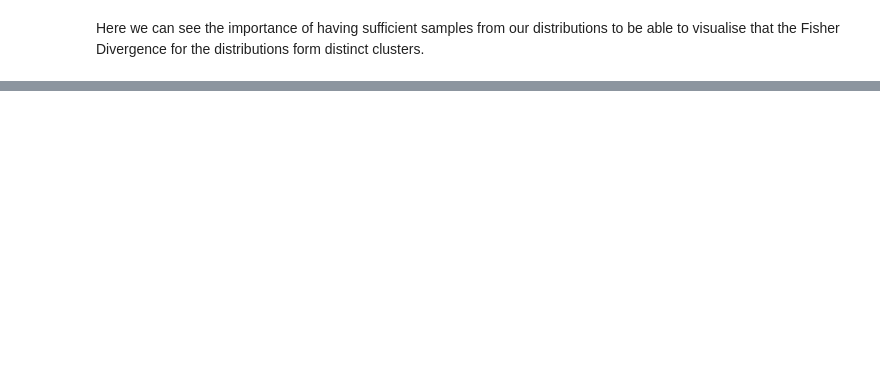
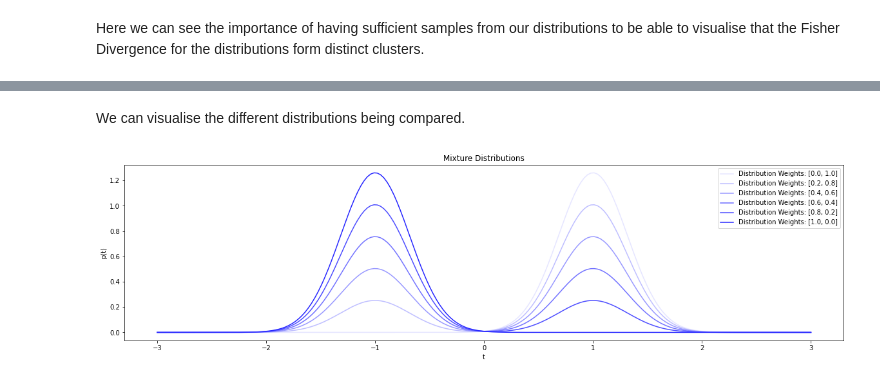
Before and after one commit to jswu18/distribution-discrepancies, a Jupyter notebook: notebooks/4_fisher_divergence.ipynb, the cells around one changed output, grey strips where cells are left out. Saved outputs shown, nothing was run; the diff lists cells and outputs as text; code cells hidden in the pictures; blank space fills up the shorter version.

```diff
--- a/notebooks/4_fisher_divergence.ipynb
+++ b/notebooks/4_fisher_divergence.ipynb
@@ -190,0 +245,48 @@ what is the role of the kernel in KSD vs fisher which just uses gradients of p
+# %%
+n_t = 200
+n_trials = 10
+n_weights = 6
+n_samples = np.ceil(np.logspace(np.log(2) / np.log(10), 3, 10)).astype(int)
+
+t = np.linspace(-3, 3, n_t).reshape(-1, 1)
+pdfs = np.zeros((n_weights, n_t))
+weights = np.round(np.linspace(0, 1, n_weights), 2)
+fisher_vals_p = np.zeros((n_weights, n_trials, len(n_samples)))
+ksd_vals_p = np.zeros((n_weights, n_trials, len(n_samples)))
+
+fisher_divergence = FisherDivergence(p_mix)
+stein_kernel = SteinKernel(
+    distribution=p_mix, kernel=InverseMultiQuadraticKernel(c=10, beta=-0.5)
+)
+ksd = KernelSteinDiscrepancy(stein_kernel=stein_kernel)
+
+for i, weight in enumerate(weights):
+    p_mix_i = Mixture(weights=[weight, 1 - weight], distributions=[p1, p2])
+    pdfs[i, :] = vmap(lambda t_i: p_mix_i.p(t_i))(t)
+    for k, n_sample in enumerate(n_samples):
+        z = p_mix_i.sample((n_trials, n_sample))
+        fisher_vals_p[i, :, k] = vmap(
+            lambda z_i: fisher_divergence.compute(z_i.reshape(-1, 1))
+        )(z).T
+        ksd_vals_p[i, :, k] = vmap(lambda z_i: ksd.compute(z_i.reshape(-1, 1)))(z).T
+# %% [markdown]
+We can visualise the different distributions being compared.
+# %%
+fig, ax = plt.subplots(1, 1)
+fig.set_figwidth(20)
+fig.set_figheight(5)
+for i, weight in enumerate(weights):
+    shade = 0.9 * (len(weights) - i) / len(weights)
+    ax.plot(
+        t,
+        pdfs[i, :],
+        c=(shade, shade, 1),
+        label=f"Distribution Weights: [{weight}, {np.round(1-weight, 2)}]",
+    )
+ax.set_title("Mixture Distributions")
+ax.set_xlabel("t")
+ax.set_ylabel("p(t)")
+ax.legend()
+plt.show()
+# %% [output]
+[figure, added]
```
Also changed, not shown: parts of 10 cells of this notebook, 2 other files.
